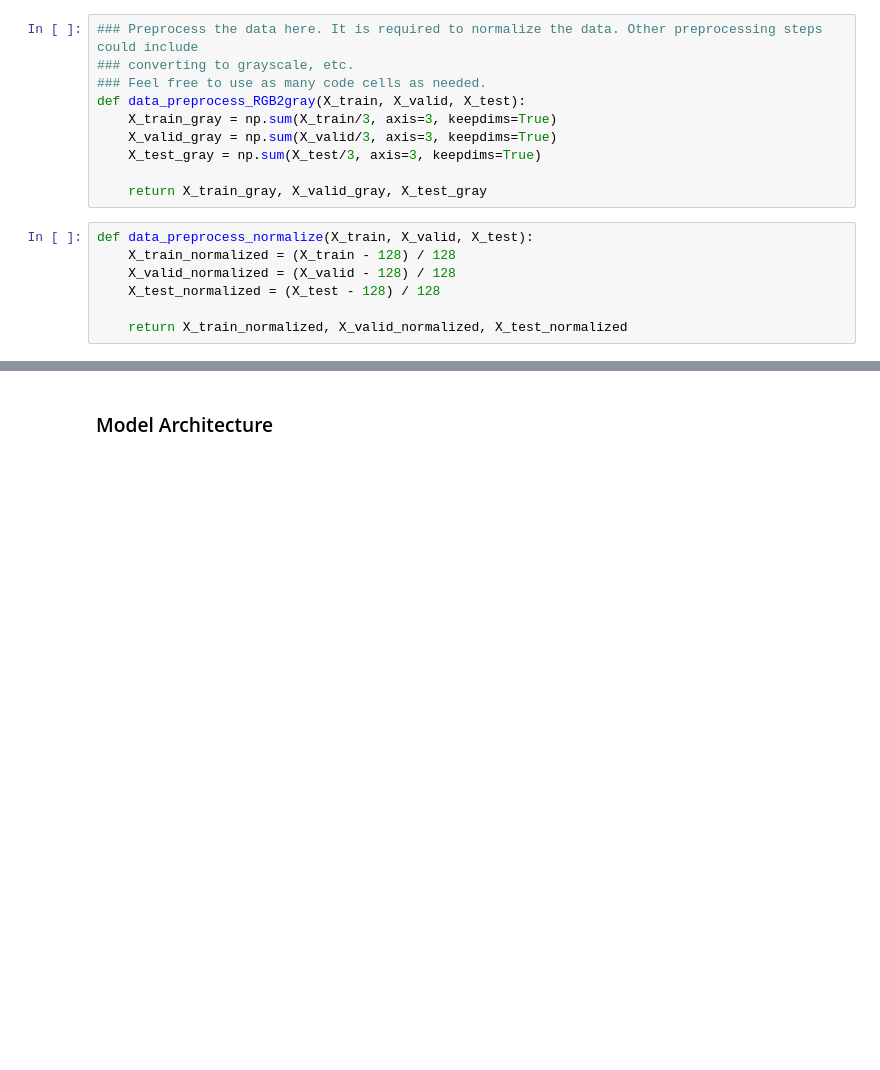
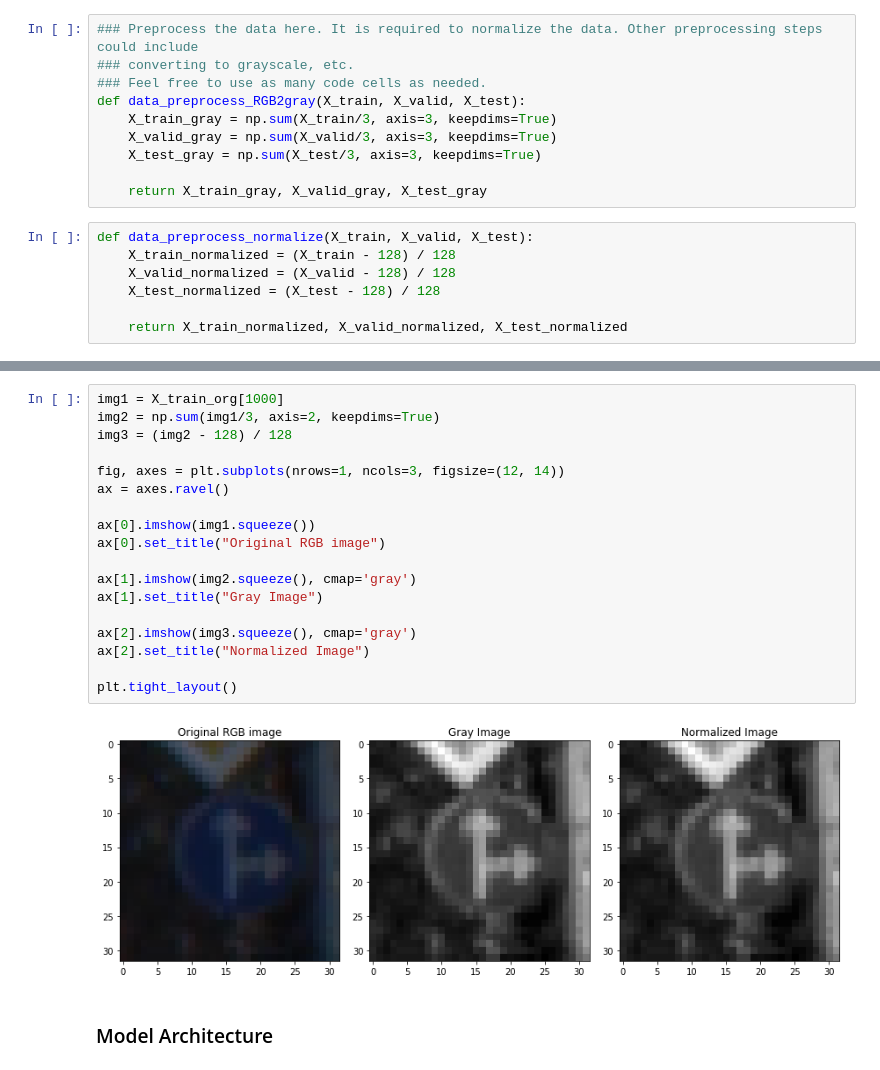
Before and after one commit to fuqiang07/CarND-Traffic-Sign-Classifier-P2-fuqiang, a Jupyter notebook: Traffic_Sign_Classifier_fuqiang.ipynb, the cells around one changed output, grey strips where cells are left out. Drawn from its saved outputs; the diff is of its cells as text; blank space fills up the shorter version.

```diff
--- a/Traffic_Sign_Classifier_fuqiang.ipynb
+++ b/Traffic_Sign_Classifier_fuqiang.ipynb
@@ -211,3 +226,23 @@ def data_preprocess_normalize(X_train, X_valid, X_test):
+# %%
+img1 = X_train_org[1000]
+img2 = np.sum(img1/3, axis=2, keepdims=True)
+img3 = (img2 - 128) / 128
+
+fig, axes = plt.subplots(nrows=1, ncols=3, figsize=(12, 14))
+ax = axes.ravel()
+
+ax[0].imshow(img1.squeeze())
+ax[0].set_title("Original RGB image")
+
+ax[1].imshow(img2.squeeze(), cmap='gray')
+ax[1].set_title("Gray Image")
+
+ax[2].imshow(img3.squeeze(), cmap='gray')
+ax[2].set_title("Normalized Image")
+
+plt.tight_layout()
+# %% [output]
+[figure, added]
 # %% [markdown]
 ### Model Architecture
 # %% [markdown]
```
Also changed, not shown: parts of 5 cells of this notebook, 9 other files.
